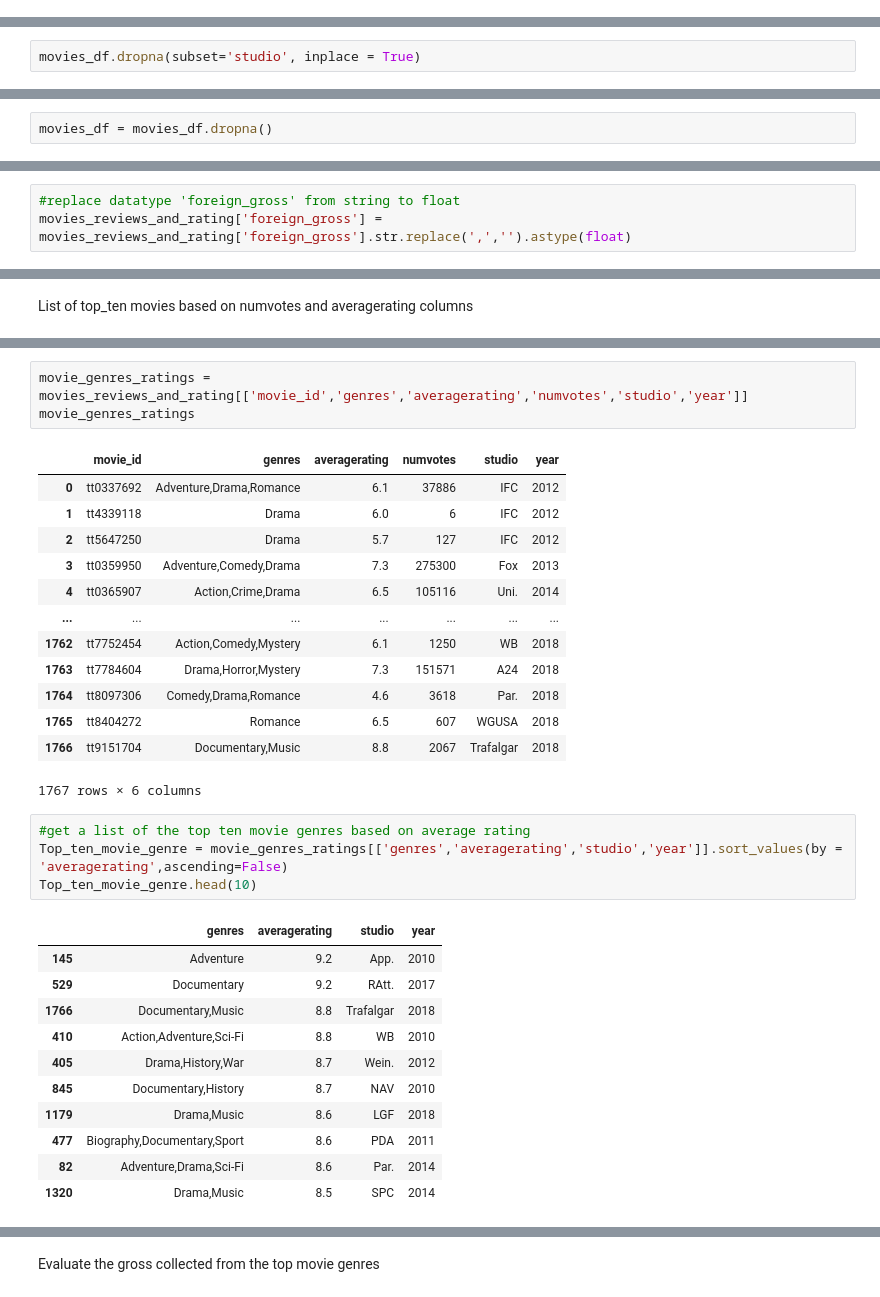
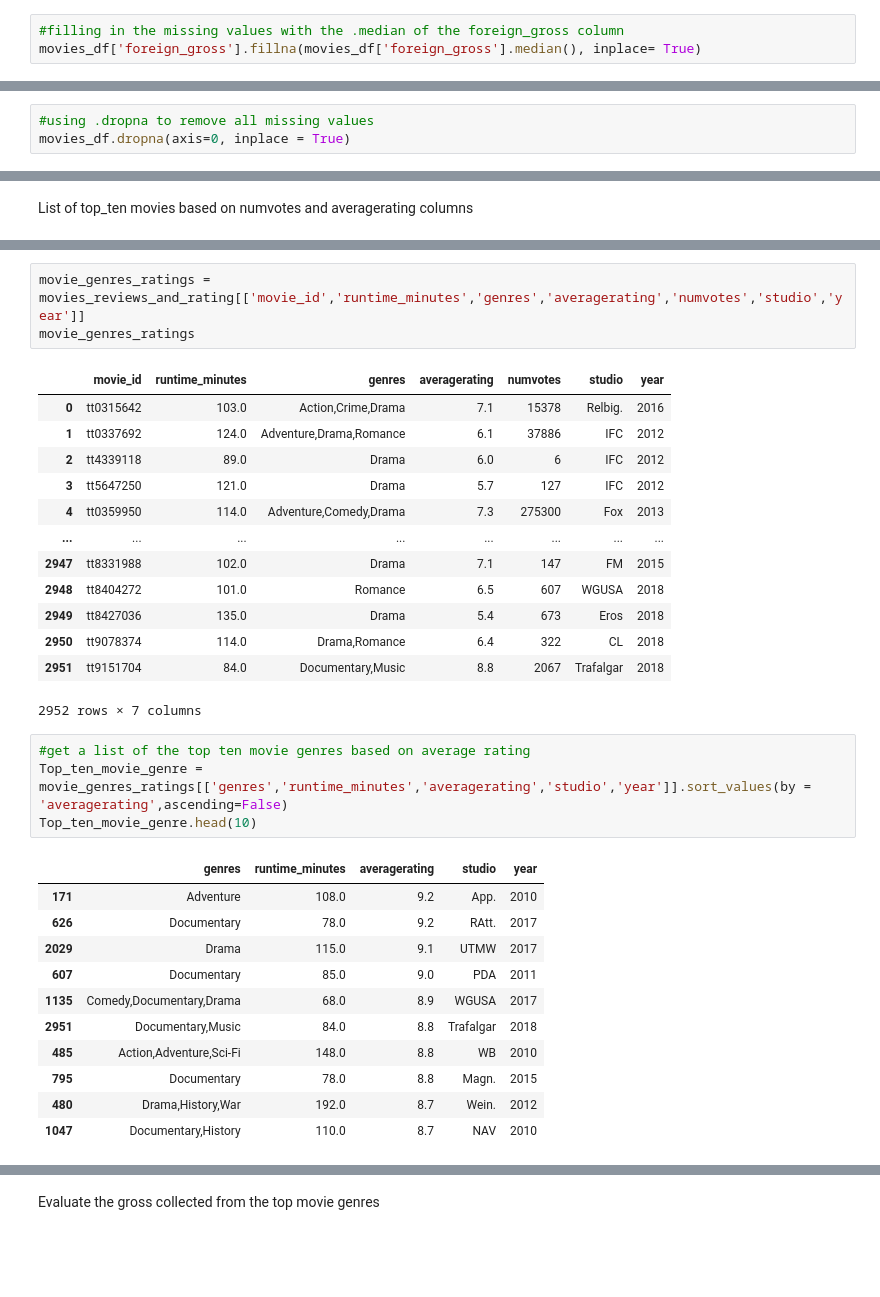
Before and after one commit to lynnndero/PHASE--1-PROJECT, a Jupyter notebook: Index.ipynb, the cells around one changed output, grey strips where cells are left out. Cells and saved outputs as stored; diff of their text form; blank space fills up the shorter version.

```diff
--- a/Index.ipynb
+++ b/Index.ipynb
@@ -135,0 +148,3 @@ memory usage: 132.4+ KB
+# %%
+#filling in the missing values with the .median of the foreign_gross column
+movies_df['foreign_gross'].fillna(movies_df['foreign_gross'].median(), inplace= True)
@@ -140,3 +185,4 @@ memory usage: 132.4+ KB
 # %%
-movies_df.dropna(subset='studio', inplace = True)
+#using .dropna to remove all missing values
+movies_df.dropna(axis=0, inplace = True)
 # %%
@@ -176,3 +217 @@ dtypes: float64(1), int64(1), object(3)
 memory usage: 157.3+ KB
-# %%
-movies_df = movies_df.dropna()
@@ -373,3 +409,0 @@ memory usage: 152.0+ KB
-# %%
-#replace datatype 'foreign_gross' from string to float
-movies_reviews_and_rating['foreign_gross'] = movies_reviews_and_rating['foreign_gross'].str.replace(',','').astype(float)
@@ -417,35 +430,35 @@ movies_reviews_and_rating
 # %%
-movie_genres_ratings = movies_reviews_and_rating[['movie_id','genres','averagerating','numvotes','studio','year']]
+movie_genres_ratings = movies_reviews_and_rating[['movie_id','runtime_minutes','genres','averagerating','numvotes','studio','year']]
 movie_genres_ratings
 # %% [output]
-|  | movie_id | genres | averagerating | numvotes | studio | year |
-| 0 | tt0337692 | Adventure,Drama,Romance | 6.1 | 37886 | IFC | 2012 |
-| 1 | tt4339118 | Drama | 6.0 | 6 | IFC | 2012 |
-| 2 | tt5647250 | Drama | 5.7 | 127 | IFC | 2012 |
-| 3 | tt0359950 | Adventure,Comedy,Drama | 7.3 | 275300 | Fox | 2013 |
-| 4 | tt0365907 | Action,Crime,Drama | 6.5 | 105116 | Uni. | 2014 |
-| ... | ... | ... | ... | ... | ... | ... |
-| 1762 | tt7752454 | Action,Comedy,Mystery | 6.1 | 1250 | WB | 2018 |
-| 1763 | tt7784604 | Drama,Horror,Mystery | 7.3 | 151571 | A24 | 2018 |
-| 1764 | tt8097306 | Comedy,Drama,Romance | 4.6 | 3618 | Par. | 2018 |
-| 1765 | tt8404272 | Romance | 6.5 | 607 | WGUSA | 2018 |
-| 1766 | tt9151704 | Documentary,Music | 8.8 | 2067 | Trafalgar | 2018 |
+|  | movie_id | runtime_minutes | genres | averagerating | numvotes | studio | year |
+| 0 | tt0315642 | 103.0 | Action,Crime,Drama | 7.1 | 15378 | Relbig. | 2016 |
+| 1 | tt0337692 | 124.0 | Adventure,Drama,Romance | 6.1 | 37886 | IFC | 2012 |
+| 2 | tt4339118 | 89.0 | Drama | 6.0 | 6 | IFC | 2012 |
+| 3 | tt5647250 | 121.0 | Drama | 5.7 | 127 | IFC | 2012 |
+| 4 | tt0359950 | 114.0 | Adventure,Comedy,Drama | 7.3 | 275300 | Fox | 2013 |
+| ... | ... | ... | ... | ... | ... | ... | ... |
+| 2947 | tt8331988 | 102.0 | Drama | 7.1 | 147 | FM | 2015 |
+| 2948 | tt8404272 | 101.0 | Romance | 6.5 | 607 | WGUSA | 2018 |
+| 2949 | tt8427036 | 135.0 | Drama | 5.4 | 673 | Eros | 2018 |
+| 2950 | tt9078374 | 114.0 | Drama,Romance | 6.4 | 322 | CL | 2018 |
+| 2951 | tt9151704 | 84.0 | Documentary,Music | 8.8 | 2067 | Trafalgar | 2018 |
-1767 rows × 6 columns
+2952 rows × 7 columns
 # %%
 #get a list of the top ten movie genres based on average rating
-Top_ten_movie_genre = movie_genres_ratings[['genres','averagerating','studio','year']].sort_values(by = 'averagerating',ascending=False)
+Top_ten_movie_genre = movie_genres_ratings[['genres','runtime_minutes','averagerating','studio','year']].sort_values(by = 'averagerating',ascending=False)
 Top_ten_movie_genre.head(10)
 # %% [output]
-|  | genres | averagerating | studio | year |
-| 145 | Adventure | 9.2 | App. | 2010 |
-| 529 | Documentary | 9.2 | RAtt. | 2017 |
-| 1766 | Documentary,Music | 8.8 | Trafalgar | 2018 |
-| 410 | Action,Adventure,Sci-Fi | 8.8 | WB | 2010 |
-| 405 | Drama,History,War | 8.7 | Wein. | 2012 |
-| 845 | Documentary,History | 8.7 | NAV | 2010 |
-| 1179 | Drama,Music | 8.6 | LGF | 2018 |
-| 477 | Biography,Documentary,Sport | 8.6 | PDA | 2011 |
-| 82 | Adventure,Drama,Sci-Fi | 8.6 | Par. | 2014 |
-| 1320 | Drama,Music | 8.5 | SPC | 2014 |
+|  | genres | runtime_minutes | averagerating | studio | year |
+| 171 | Adventure | 108.0 | 9.2 | App. | 2010 |
+| 626 | Documentary | 78.0 | 9.2 | RAtt. | 2017 |
+| 2029 | Drama | 115.0 | 9.1 | UTMW | 2017 |
+| 607 | Documentary | 85.0 | 9.0 | PDA | 2011 |
+| 1135 | Comedy,Documentary,Drama | 68.0 | 8.9 | WGUSA | 2017 |
+| 2951 | Documentary,Music | 84.0 | 8.8 | Trafalgar | 2018 |
+| 485 | Action,Adventure,Sci-Fi | 148.0 | 8.8 | WB | 2010 |
+| 795 | Documentary | 78.0 | 8.8 | Magn. | 2015 |
+| 480 | Drama,History,War | 192.0 | 8.7 | Wein. | 2012 |
+| 1047 | Documentary,History | 110.0 | 8.7 | NAV | 2010 |
 # %%
 #get the top_ten movie genres based on number of votes
```
Also changed, not shown: parts of 31 cells of this notebook.
